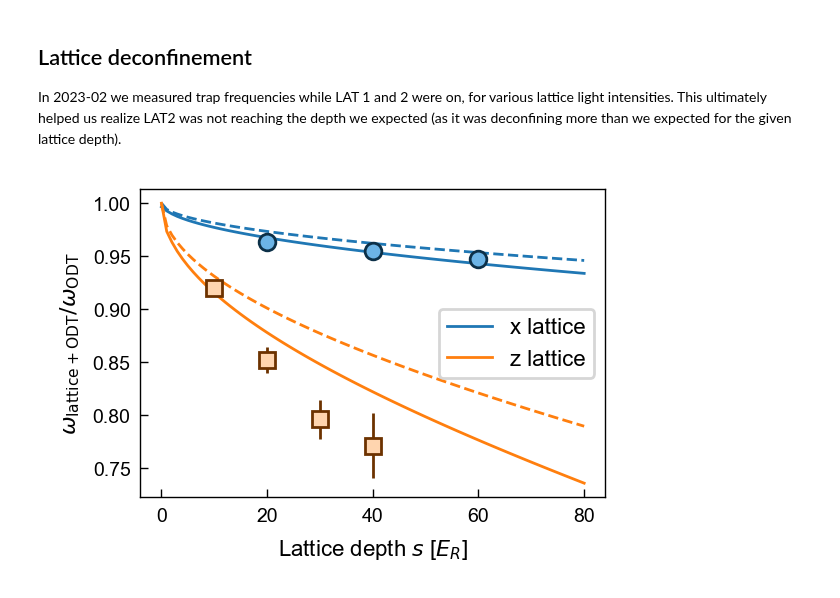
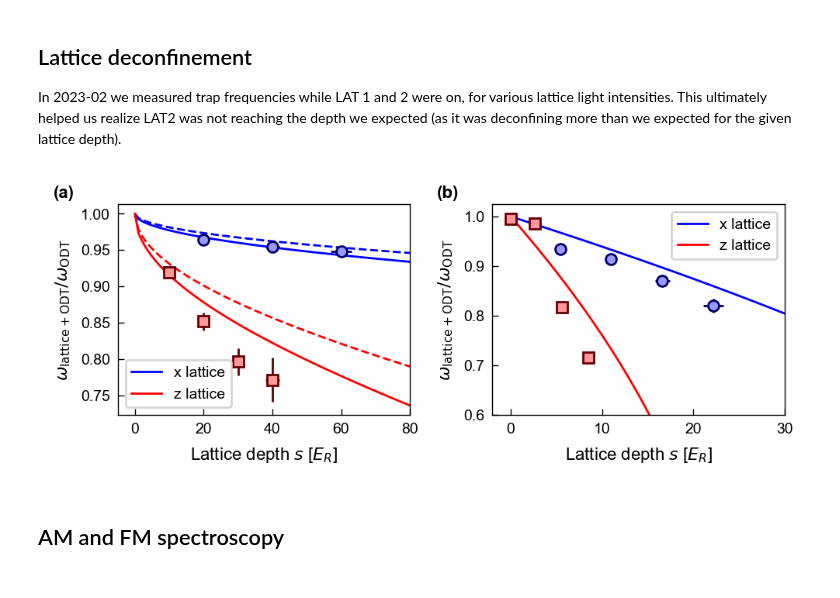
Before and after one commit to colinjdale/ChiPyLab, a Jupyter notebook: examples/plot_lattice_quantities.ipynb, the cells around one changed output. Cells and saved outputs as stored; diff of their text form; code cells hidden in the pictures.

```diff
--- a/examples/plot_lattice_quantities.ipynb
+++ b/examples/plot_lattice_quantities.ipynb
@@ -113,7 +113,10 @@ from amo.constants import h, mK, hbar
 from general.plot_settings import paper_settings, generate_plt_styles, colors
 plt.rcParams.update(paper_settings)
 colors = colors[0:]
+colors = ['blue', 'red']
 styles = generate_plt_styles(colors=colors)
+plt.rcParams['lines.markersize'] = 5
+plt.rcParams['legend.fontsize'] = 7
 # %%
 from lattice_deconfinement_calculations import deconfinement_data
 
@@ -133,7 +136,7 @@ lat1_trap_freq_calc = (deconfinement_data['depths'],
                        deconfinement_data['LAT1_retro_wz_equal'])
 
 
-# Lattice 2 trap frequency measurements
+# Lattice 2 trap frequency measurements|
 wx = 162  # trap freq with no lattice
 lat2_trap_freq_meas = {
         'forward': [np.array([0, 2.674, 5.59, 8.51]),
@@ -146,54 +149,67 @@ lat2_trap_freq_meas = {
 
 lat2_trap_freq_calc = (deconfinement_data['depths'],
                        deconfinement_data['LAT2_retro_wx'],
                        deconfinement_data['LAT2_retro_wx_equal'])
 
-fig, ax = plt.subplots(figsize=(3,2))
+fig, axs = plt.subplots(1, 2, figsize=(5,2))
 
 # Retro
-# ax = axs[0]
+ax = axs[0]
 xlabel = r'Lattice depth $s$ [$E_R$]'
 ylabel = r'$\omega_\mathrm{lattice + ODT}/\omega_\mathrm{ODT}$'
-ax.set(xlabel=xlabel, ylabel=ylabel)
+ax.set(xlabel=xlabel, ylabel=ylabel, xlim=[-5, 80])
 
 i = 0
 sty, color = (styles[i], colors[i])
 s, f, ef = lat1_trap_freq_meas['retro']
-ax.errorbar(s, f/wz, ef/wz, **sty, label='')
+ax.errorbar(s, f/wz, ef/wz, xerr=s/20, **sty, label='')
 s, f, f_equal = lat1_trap_freq_calc
 ax.plot(s, f/wz, color=color, label='x lattice')
 ax.plot(s, f_equal/wz, '--', color=color)
 
 i = 1
 sty, color = (styles[i], colors[i])
 s, f, ef = lat2_trap_freq_meas['retro']
-ax.errorbar(s, f/wx, ef/wx, **sty, label='')
+ax.errorbar(s, f/wx, ef/wx, xerr=s/20, **sty, label='')
 s, f, f_equal = lat2_trap_freq_calc
 ax.plot(s, f/wx, color=color, label='z lattice')
 ax.plot(s, f_equal/wx, '--', color=color)
-ax.legend(loc='center right')
+ax.legend(loc='lower left')
 
 # Forward
-# ax = axs[1]
-# xlabel = r'Lattice depth $s$ [$E_R$]'
-# ylabel = r'$\omega_\mathrm{lattice + ODT}/\omega_\mathrm{ODT}$'
-# ax.set(xlabel=xlabel, ylabel=ylabel, ylim=[0.6, 1.1], xlim=[-5, 30])
+ax = axs[1]
+xlabel = r'Lattice depth $s$ [$E_R$]'
+ylabel = r'$\omega_\mathrm{lattice + ODT}/\omega_\mathrm{ODT}$'
+ax.set(xlabel=xlabel, ylabel=ylabel, ylim=[0.6, 1.025], xlim=[-2, 30])
 
-# i = 0
-# sty, color = (styles[i], colors[i])
-# s, f, ef = lat1_trap_freq_meas['forward']
-# ax.errorbar(s, f/wz, ef/wz, **sty, label='')
-# s, f = (deconfinement_data['depths'], deconfinement_data['LAT1_forward_wz'])
-# ax.plot(s, f/wz, color=color, label='x lattice')
+i = 0
+sty, color = (styles[i], colors[i])
+s, f, ef = lat1_trap_freq_meas['forward']
+ax.errorbar(s, f/wz, ef/wz, xerr=s/20, **sty, label='')
+s, f = (deconfinement_data['depths'], deconfinement_data['LAT1_forward_wz'])
+ax.plot(s, f/wz, color=color, label='x lattice')
 
-# i = 1
-# sty, color = (styles[i], colors[i])
-# s, f, ef = lat2_trap_freq_meas['forward']
-# ax.errorbar(s, f/wx, ef/wx, **sty, label='')
-# s, f = (deconfinement_data['depths'], deconfinement_data['LAT2_forward_wx'])
-# ax.plot(s, f/wx, color=color, label='z lattice')
-# ax.legend()
+i = 1
+sty, color = (styles[i], colors[i])
+s, f, ef = lat2_trap_freq_meas['forward']
+ax.errorbar(s, f/wx, ef/wx, xerr=s/20, **sty, label='')
+s, f = (deconfinement_data['depths'], deconfinement_data['LAT2_forward_wx'])
+ax.plot(s, f/wx, color=color, label='z lattice')
+ax.legend()
+
+fig.tight_layout()
+
+subplot_labels = ['(a)', '(b)']
+x_offsets = [-0.22, -0.19]
+for ax, label, x_offset in zip(axs, subplot_labels, x_offsets):
+	ax.text(x_offset, 1.03, label, transform=ax.transAxes, fontweight='bold', fontsize=8)
+
+plt.subplots_adjust(top=0.90)
+
+fig.savefig("outputs/lattice_deconfinement_measurements.pdf")
 
 plt.show()
 # %% [output]
-[figure, old version]
+[figure, new version]
+# %% [markdown]
+## AM and FM spectroscopy
```
Also changed, not shown: parts of 5 cells of this notebook, 2 other files.
